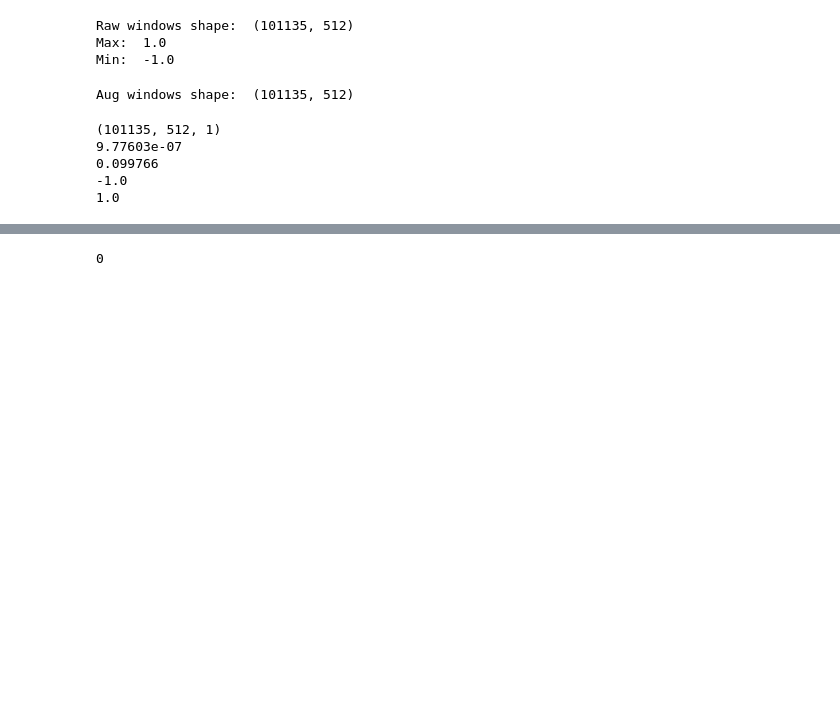
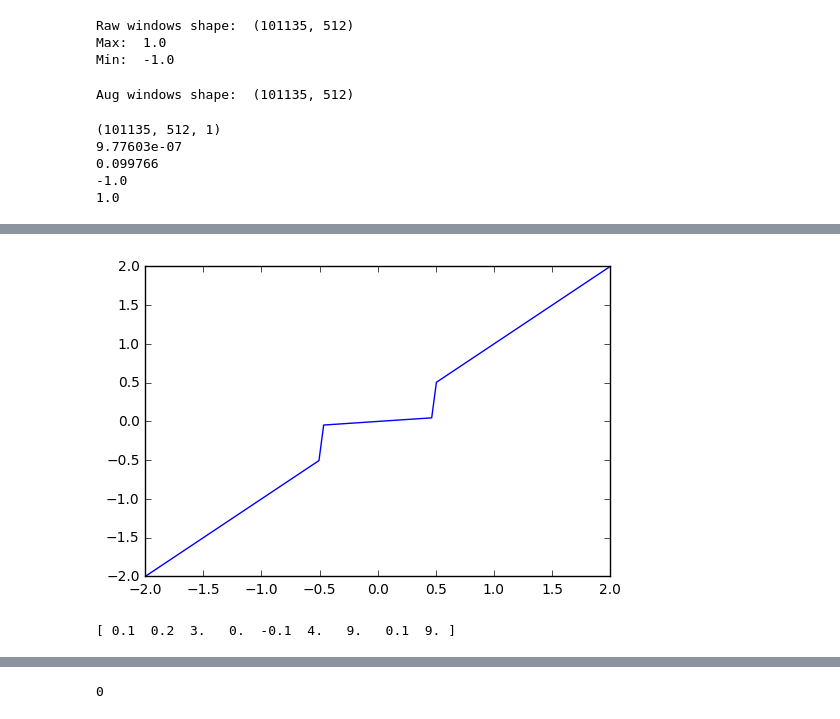
Before and after one commit to sri-kankanahalli/autoencoder-speech-compression, a Jupyter notebook: Regression Autoencoder - Residual.ipynb, the cells around one changed output, grey strips where cells are left out. Saved outputs shown, nothing was run; the diff lists cells and outputs as text; code cells hidden in the pictures; blank space fills up the shorter version.

Commit message:
More residual connections lolol

```diff
--- a/Regression Autoencoder - Residual.ipynb
+++ b/Regression Autoencoder - Residual.ipynb
@@ -545,3 +562,30 @@ array([ 2.5,  6.5], dtype=float32)
+# %%
+# leaky piecewise linear function
+
+x = np.linspace(-2.0, 2.0, 100)
+
+idxs = (abs(x) > 0.5).astype('int')
+zeroed_out = x * idxs
+residual = 0.1 * x * (1 - idxs)
+y = zeroed_out + residual
+
+plt.plot(x, y)
+plt.show()
+# %% [output]
+[figure, added]
+# %%
+thresh = 2
+alpha = 0.1
+
+x = K.variable([1, 2, 3, 0, -1, 4, 9, 1, 9])
+
+idxs = (K.abs(x) > thresh)
+zeroed_out = x * idxs
+residual = alpha * x * (1 - idxs)
+
+print (zeroed_out + residual).eval()
+# %% [output]
+[ 0.1  0.2  3.   0.  -0.1  4.   9.   0.1  9. ]
 # %%
 from keras.activations import softmax, sigmoid
 from scipy.fftpack import dct, idct
```
Also changed, not shown: parts of 23 cells of this notebook.
